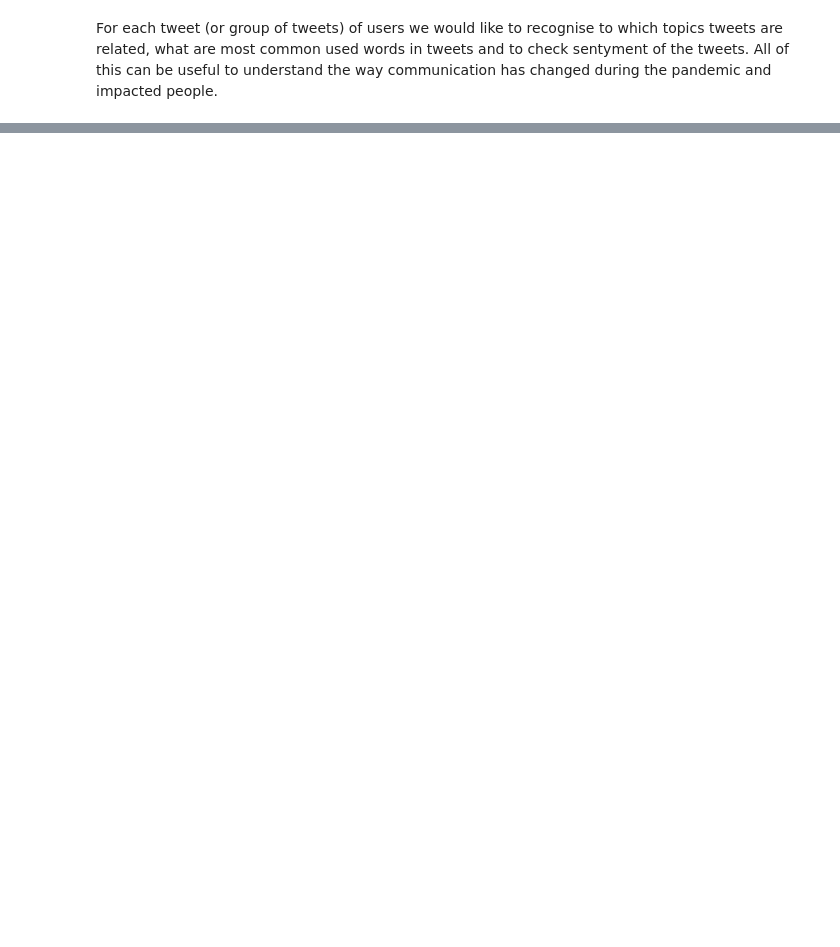
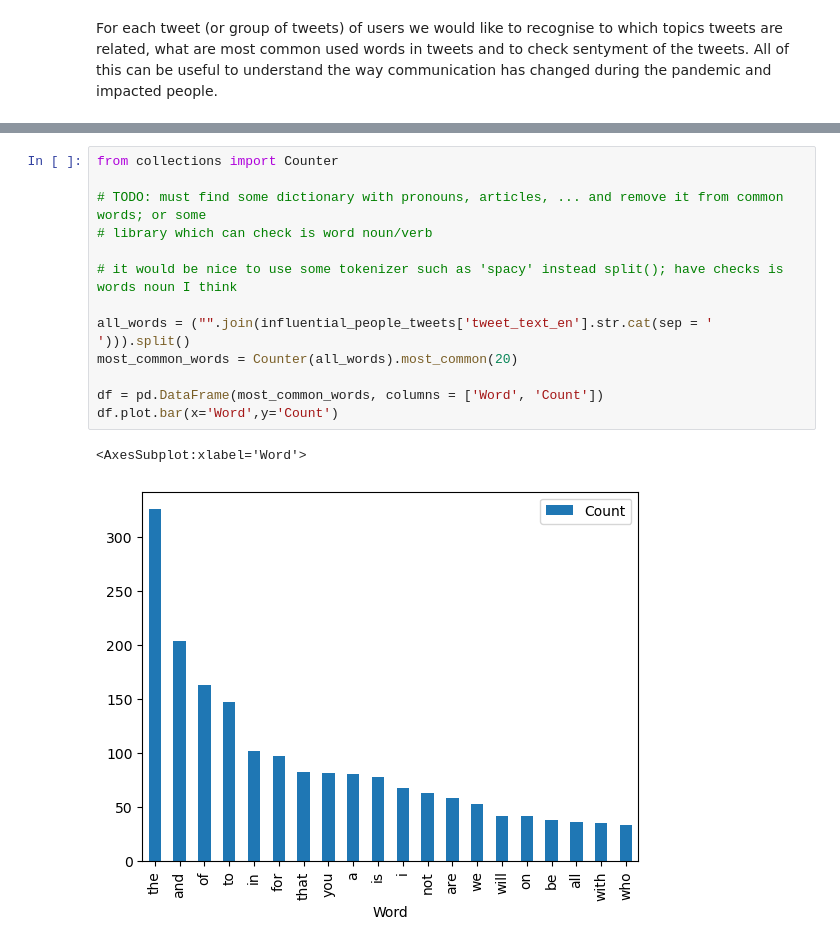
Before and after one commit to RiccardoBrioschi/The-pandemic-through-the-eyes-of-Internet, a Jupyter notebook: Influential_people_analysis.ipynb, the cells around one changed output, grey strips where cells are left out. Drawn from its saved outputs; the diff is of its cells as text; blank space fills up the shorter version.

```diff
--- a/Influential_people_analysis.ipynb
+++ b/Influential_people_analysis.ipynb
@@ -97,0 +239,16 @@ For each tweet (or group of tweets) of users we would like to recognise to which
+# %%
+from collections import Counter
+
+# TODO: must find some dictionary with pronouns, articles, ... and remove it from common words; or some
+# library which can check is word noun/verb
+
+# it would be nice to use some tokenizer such as 'spacy' instead split(); have checks is words noun I think
+
+all_words = ("".join(influential_people_tweets['tweet_text_en'].str.cat(sep = ' '))).split()
+most_common_words = Counter(all_words).most_common(20)
+
+df = pd.DataFrame(most_common_words, columns = ['Word', 'Count'])
+df.plot.bar(x='Word',y='Count')
+# %% [output]
+<AxesSubplot:xlabel='Word'>
+[figure, added]
```
Also changed, not shown: parts of 14 cells of this notebook, 1 other file.
